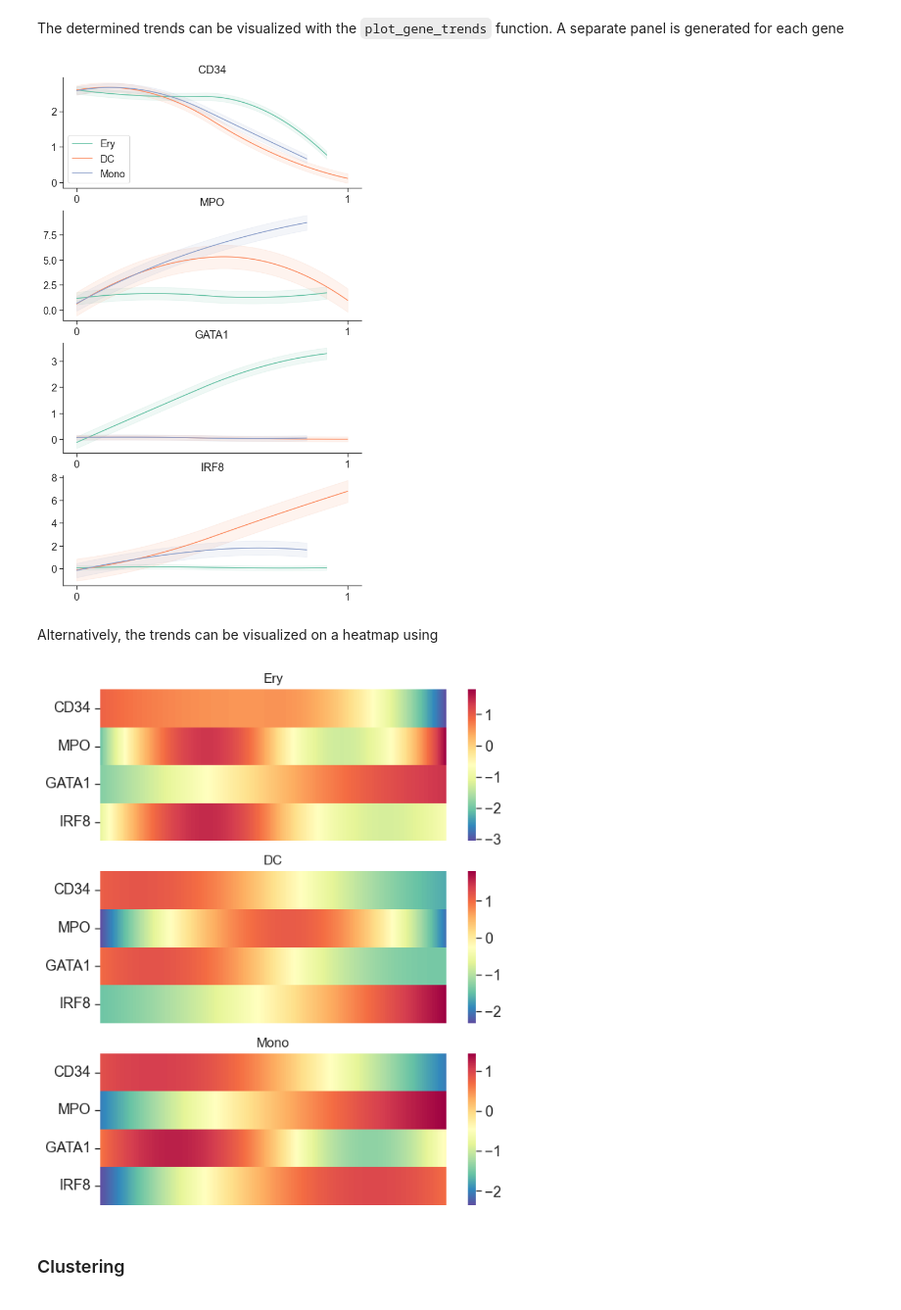
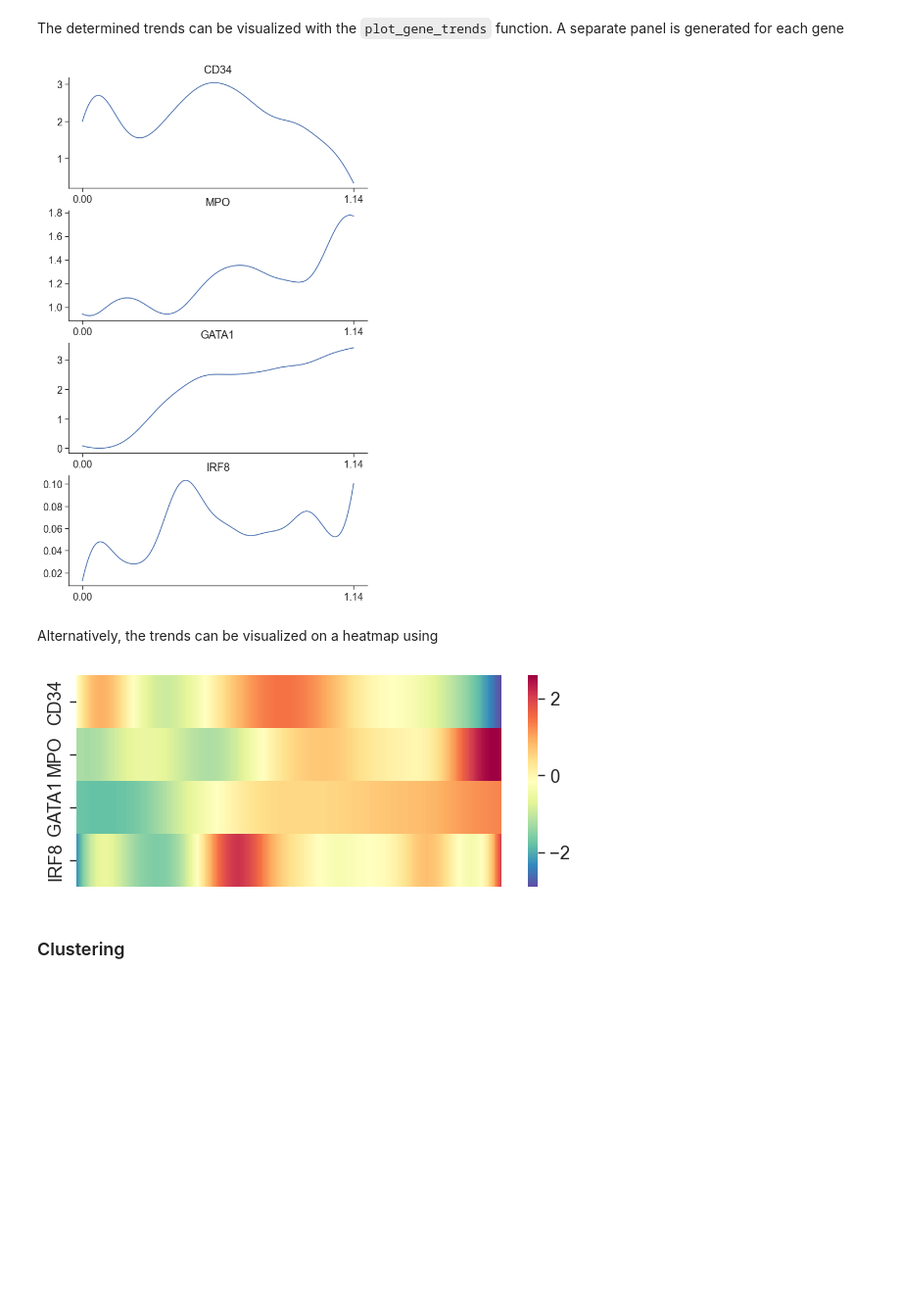
Before and after one commit to dpeerlab/Palantir, a Jupyter notebook: notebooks/Palantir_sample_notebook.ipynb, the cells around one changed output. Shown at 98% size. Cells and saved outputs as stored; diff of their text form; code cells hidden in the pictures; blank space fills up the shorter version.

Commit message:
implement mellon gene trend computation

```diff
--- a/notebooks/Palantir_sample_notebook.ipynb
+++ b/notebooks/Palantir_sample_notebook.ipynb
@@ -110,8 +108,7 @@ AnnData object with n_obs × n_vars = 4142 × 16106
 Palantir next determines the diffusion maps of the data as an estimate of the low dimensional phenotypic manifold of the data.
 # %%
 # Run diffusion maps
-pca_projections = pd.DataFrame(ad.obsm["X_pca"], index=ad.obs_names)
-dm_res = palantir.utils.run_diffusion_maps(pca_projections, n_components=5)
+dm_res = palantir.utils.run_diffusion_maps(ad, n_components=5)
 # %% [output]
 Determing nearest neighbor graph...
 # %% [markdown]
@@ -142,4 +139,4 @@ sc.pl.embedding(ad, basis="umap")
 # %% [markdown]
 <a href="https://github.com/pkathail/magic">MAGIC</a> is an imputation technique developed in the Pe'er lab for single cell data imputation. Palantir uses MAGIC to impute the data for visualization and determining gene expression trends.
 # %%
-ad.layers["MAGIC_imputed_data"] = palantir.utils.run_magic_imputation(ad, dm_res)
+palantir.utils.run_magic_imputation(ad)
@@ -177,7 +190,7 @@ terminal_states = pd.Series(
 # %%
 start_cell = "Run5_164698952452459"
 pr_res = palantir.core.run_palantir(
-    ms_data, start_cell, num_waypoints=500, terminal_states=terminal_states.index
+    ad, start_cell, num_waypoints=500, terminal_states=terminal_states
 )
 # %% [output]
 Sampling and flocking waypoints...
@@ -245,0 +250,2 @@ Time for processing Mono: 0.055815033117930096 minutes
+# %%
+gene_trends = palantir.presults.compute_gene_trends(ad, "branch_mask_Ery")
@@ -246,15 +254,18 @@ Time for processing Mono: 0.055815033117930096 minutes
 # %% [markdown]
 The determined trends can be visualized with the `plot_gene_trends` function. A separate panel is generated  for each gene
-# %%
-palantir.plot.plot_gene_trends(gene_trends)
-# %% [output]
-[figure, removed]
+# %%
+genes = ['CD34', 'MPO', 'GATA1', 'IRF8']
+palantir.plot.plot_gene_trends(ad, genes)
+plt.show()
+# %% [output]
+[figure, added]
 # %% [markdown]
 Alternatively, the trends can be visualized on a heatmap using
 # %%
-palantir.plot.plot_gene_trend_heatmaps(gene_trends)
+palantir.plot.plot_gene_trend_heatmaps(gene_trends, genes)
+plt.show()
 # %% [output]
-[figure, old version]
+[figure, new version]
 # %% [markdown]
 <a id="clustering"></a><h3> Clustering </h3>
 # %% [markdown]
```
Also changed, not shown: parts of 22 cells of this notebook, 4 other files.
